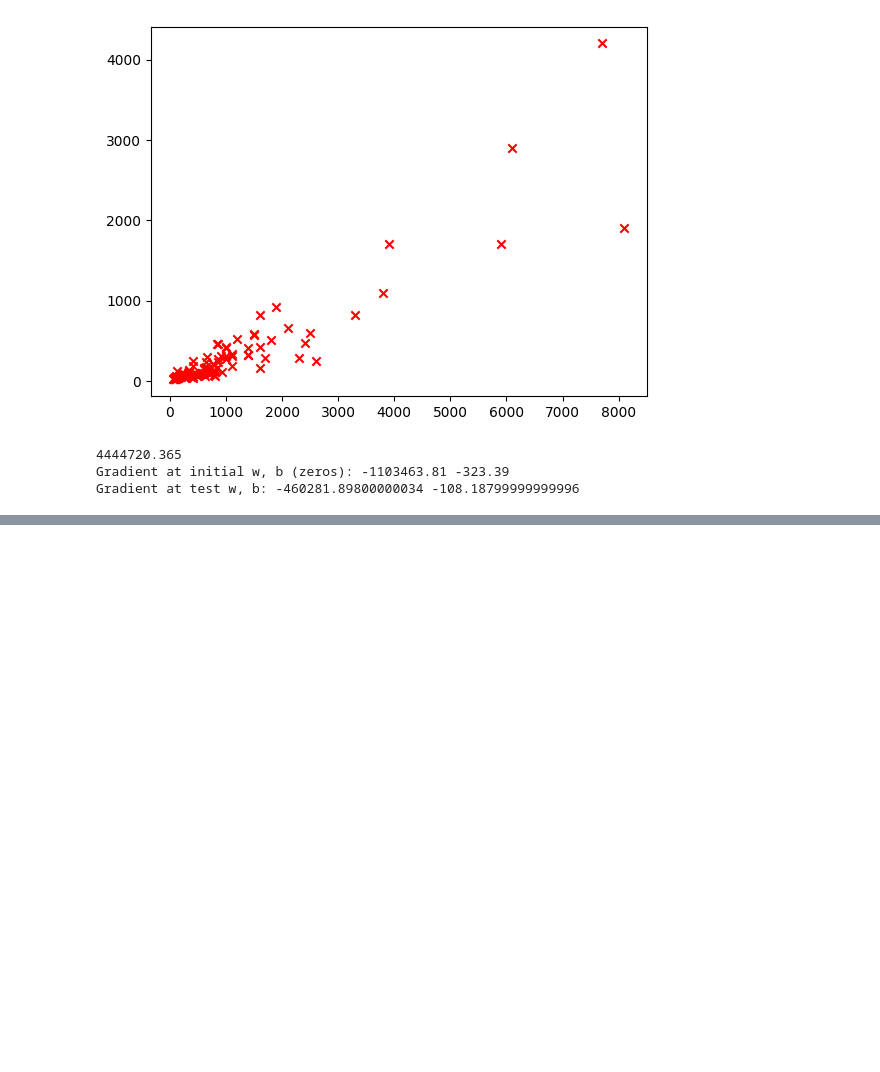
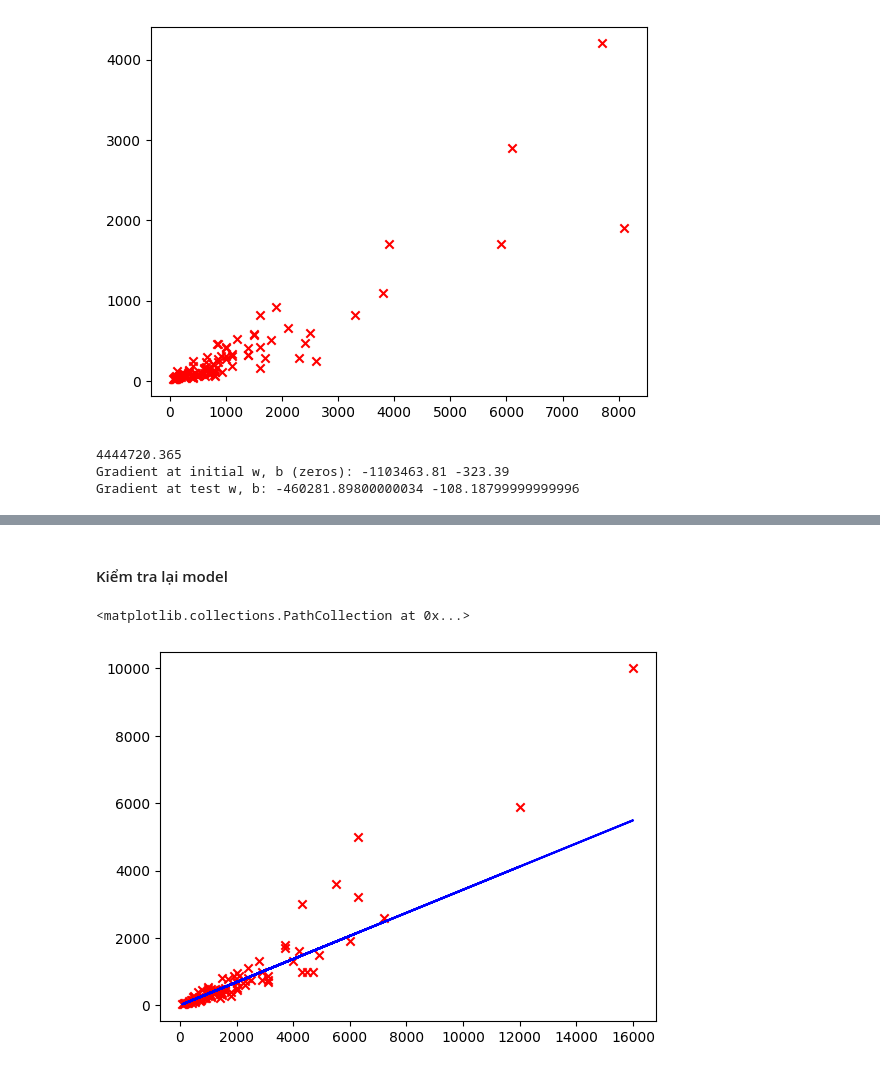
Before and after one commit to Page0526/Data-Analysis-with-Python, a Jupyter notebook: Analyze.ipynb, the cells around one changed output, grey strips where cells are left out. Cells and saved outputs as stored; diff of their text form; code cells hidden in the pictures; blank space fills up the shorter version.

```diff
--- a/Analyze.ipynb
+++ b/Analyze.ipynb
@@ -545,0 +582,16 @@ plt.scatter(x_train, y_train, marker='x', c='r')
+# %% [markdown]
+#### Kiểm tra lại model
+# %%
+x_test = raw['likes'][100:200].to_numpy()
+y_test = raw['love'][100:200].to_numpy()
+y_hat = np.zeros(m)
+# print(w, b)
+
+for i in range(0, len(x_test)):
+  y_hat[i] = (w * x_test[i]) + b
+
+plt.plot(x_test, y_hat, c='b')
+plt.scatter(x_test, y_test, marker='x',c='r')
+# %% [output]
+<matplotlib.collections.PathCollection at 0x...>
+[figure, added]
```
Also changed, not shown: parts of 9 cells of this notebook.
